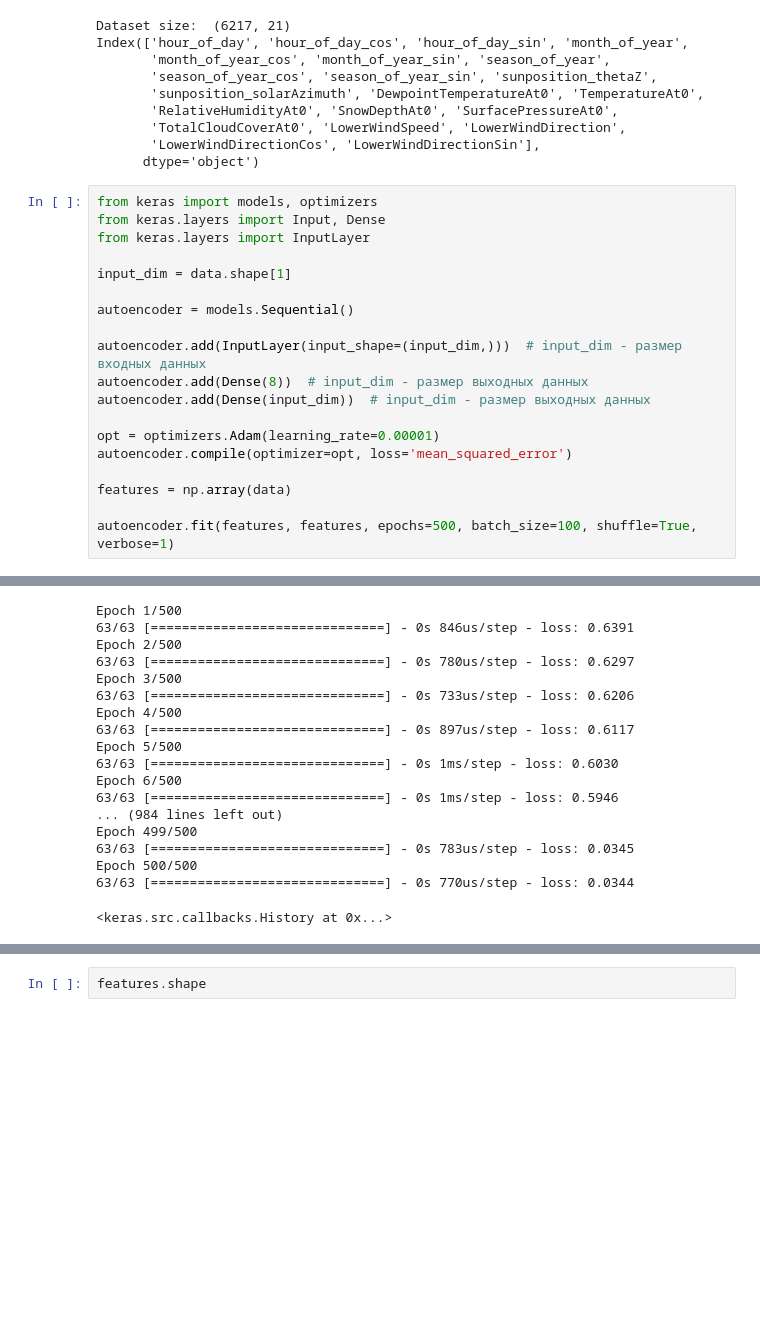
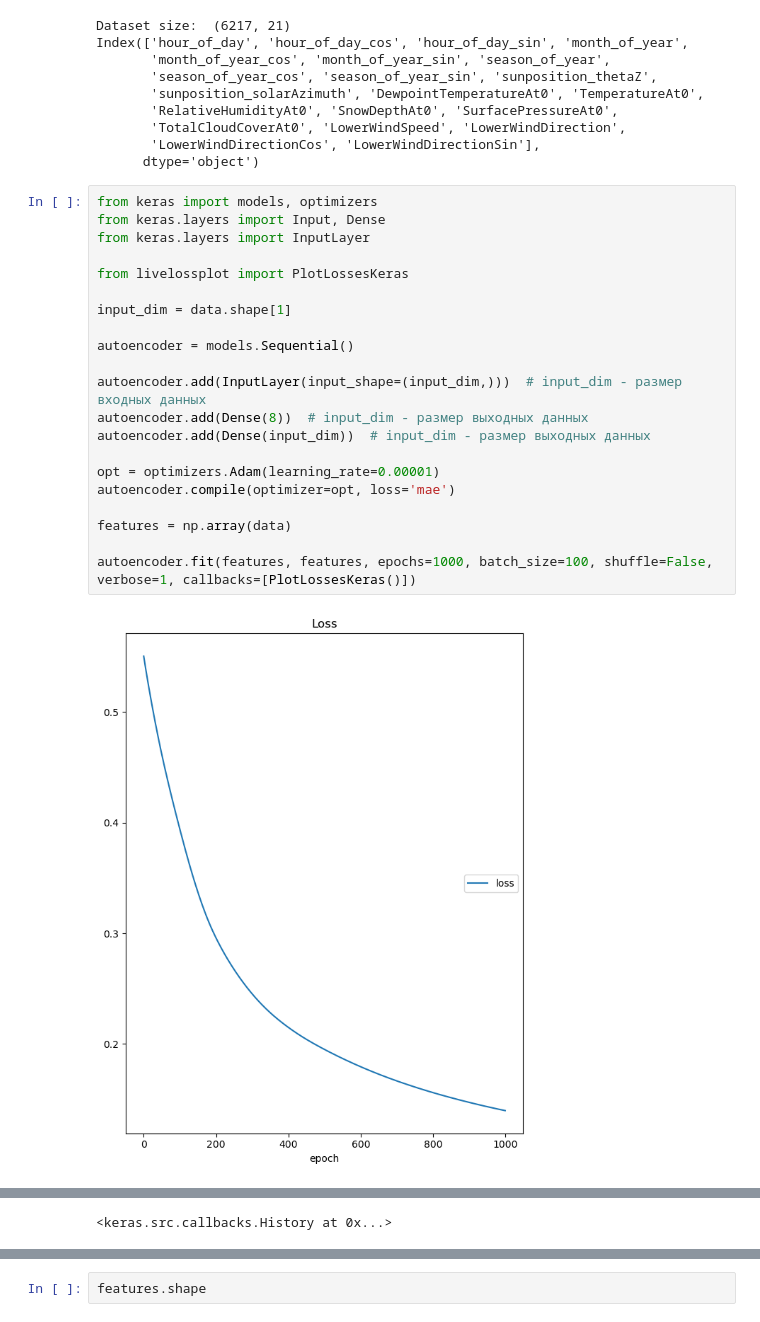
Before and after one commit to ilya-talankin/AutoLSTM, a Jupyter notebook: AutoLSTM.ipynb, the cells around one changed output, grey strips where cells are left out. Drawn from its saved outputs; the diff is of its cells as text; blank space fills up the shorter version.

```diff
--- a/AutoLSTM.ipynb
+++ b/AutoLSTM.ipynb
@@ -47,20 +47,23 @@ Index(['hour_of_day', 'hour_of_day_cos', 'hour_of_day_sin', 'month_of_year',
 # %%
 from keras import models, optimizers
 from keras.layers import Input, Dense
 from keras.layers import InputLayer
+
+from livelossplot import PlotLossesKeras
 
 input_dim = data.shape[1]
 
 autoencoder = models.Sequential()
 
 autoencoder.add(InputLayer(input_shape=(input_dim,)))  # input_dim - размер входных данных
 autoencoder.add(Dense(8))  # input_dim - размер выходных данных
 autoencoder.add(Dense(input_dim))  # input_dim - размер выходных данных
 
 opt = optimizers.Adam(learning_rate=0.00001)
-autoencoder.compile(optimizer=opt, loss='mean_squared_error')
+autoencoder.compile(optimizer=opt, loss='mae')
 
 features = np.array(data)
 
-autoencoder.fit(features, features, epochs=500, batch_size=100, shuffle=True, verbose=1)
+autoencoder.fit(features, features, epochs=1000, batch_size=100, shuffle=False, verbose=1, callbacks=[PlotLossesKeras()])
 # %% [output]
+[figure, added]
@@ -76,18 +73 @@ To enable the following instructions: AVX2 AVX_VNNI FMA, in other operations, re
-Epoch 1/500
-63/63 [==============================] - 0s 846us/step - loss: 0.6391
-Epoch 2/500
-63/63 [==============================] - 0s 780us/step - loss: 0.6297
-Epoch 3/500
-63/63 [==============================] - 0s 733us/step - loss: 0.6206
-Epoch 4/500
-63/63 [==============================] - 0s 897us/step - loss: 0.6117
-Epoch 5/500
-63/63 [==============================] - 0s 1ms/step - loss: 0.6030
-Epoch 6/500
-63/63 [==============================] - 0s 1ms/step - loss: 0.5946
-... (984 lines left out)
-Epoch 499/500
-63/63 [==============================] - 0s 783us/step - loss: 0.0345
-Epoch 500/500
-63/63 [==============================] - 0s 770us/step - loss: 0.0344
+<keras.src.callbacks.History at 0x...>
-<keras.src.callbacks.History at 0x...>
```
Also changed, not shown: parts of 13 cells of this notebook.
